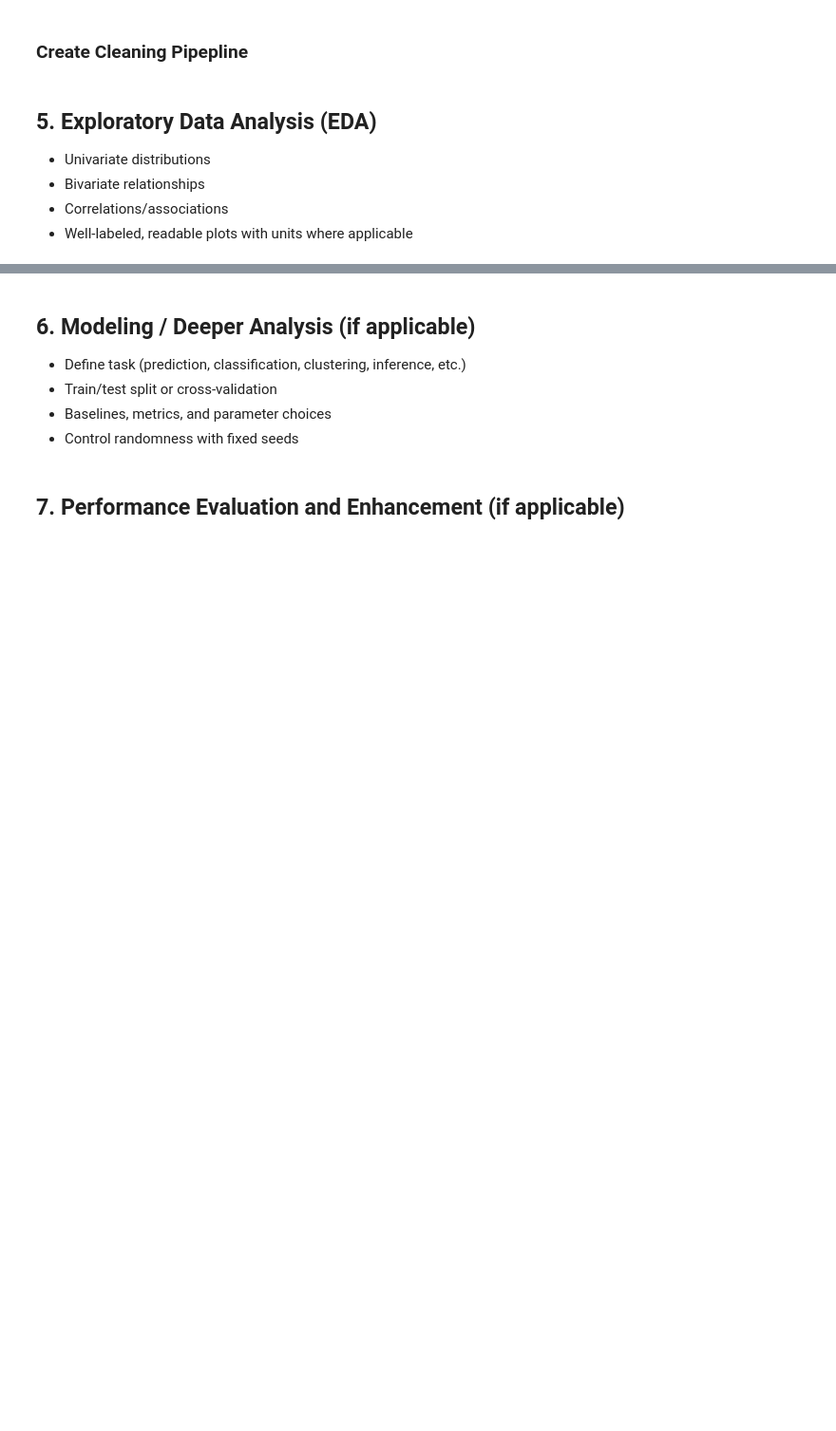
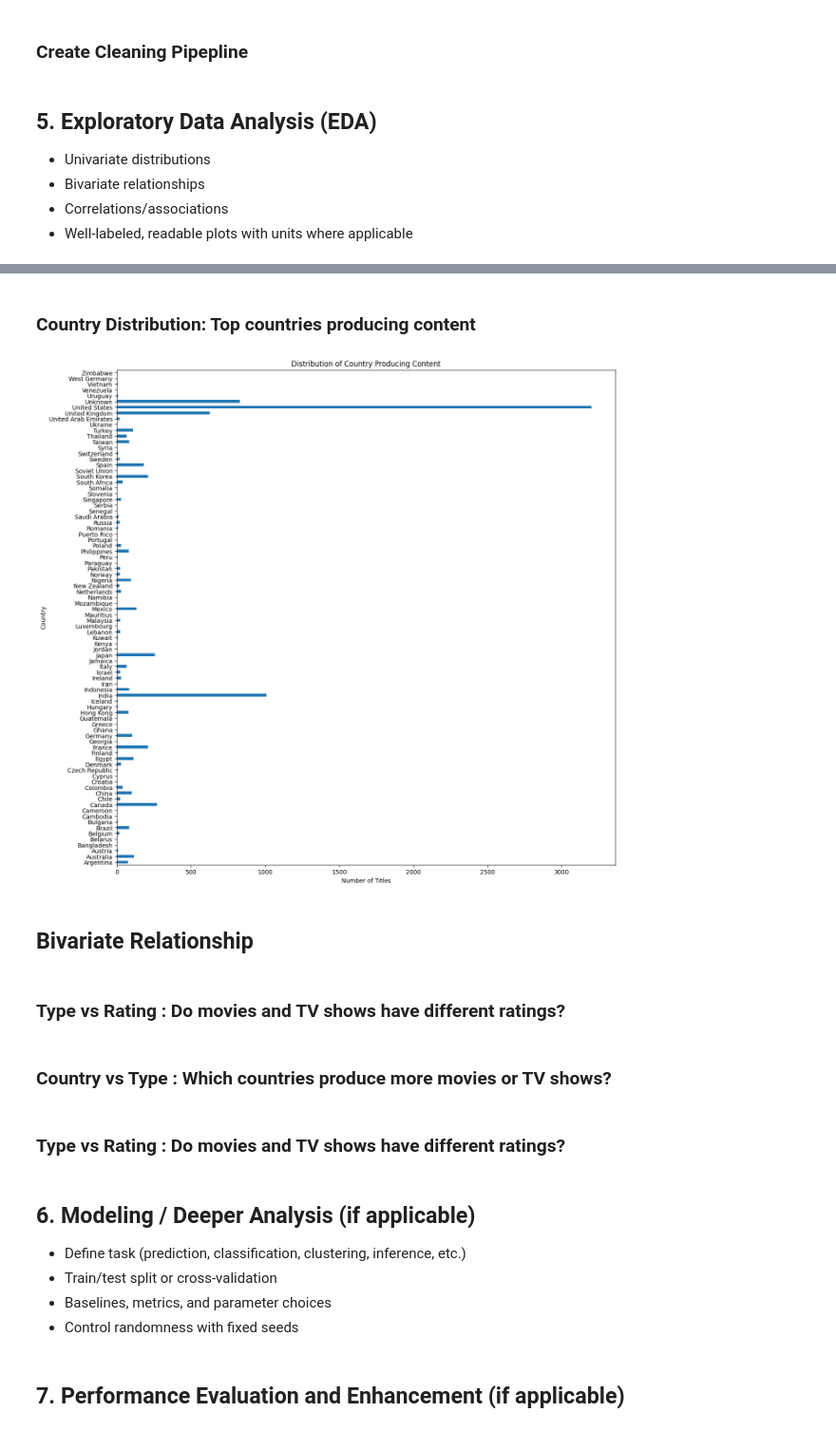
Before and after one commit to liya-eng/DSF_PROJECT, a Jupyter notebook: TT6L_G04_Notebook.ipynb, the cells around one changed output, grey strips where cells are left out. Shown at 95% size. Saved outputs shown, nothing was run; the diff lists cells and outputs as text; code cells hidden in the pictures; blank space fills up the shorter version.

```diff
--- a/TT6L_G04_Notebook.ipynb
+++ b/TT6L_G04_Notebook.ipynb
@@ -230,3 +262,26 @@ clean_netflix.to_csv('netflix_cleaned.csv', index = False)
+# %% [markdown]
+### Country Distribution: Top countries producing content
+# %%
+country_dist = netflix_cleaned['country'].value_counts().sort_index()
+country_dist.plot(
+    kind='barh',
+    figsize=(15,15)
+)
+
+plt.title('Distribution of Country Producing Content')
+plt.xlabel('Number of Titles')
+plt.ylabel('Country')
+plt.show()
+# %% [output]
+[figure, added]
+# %% [markdown]
+## Bivariate Relationship
+# %% [markdown]
+### Type vs Rating : Do movies and TV shows have different ratings?
+# %% [markdown]
+### Country vs Type : Which countries produce more movies or TV shows?
+# %% [markdown]
+### Type vs Rating : Do movies and TV shows have different ratings?
 # %% [markdown]
 ## 6. Modeling / Deeper Analysis (if applicable)
 - Define task (prediction, classification, clustering, inference, etc.)
```
Also changed, not shown: parts of 6 cells of this notebook.
